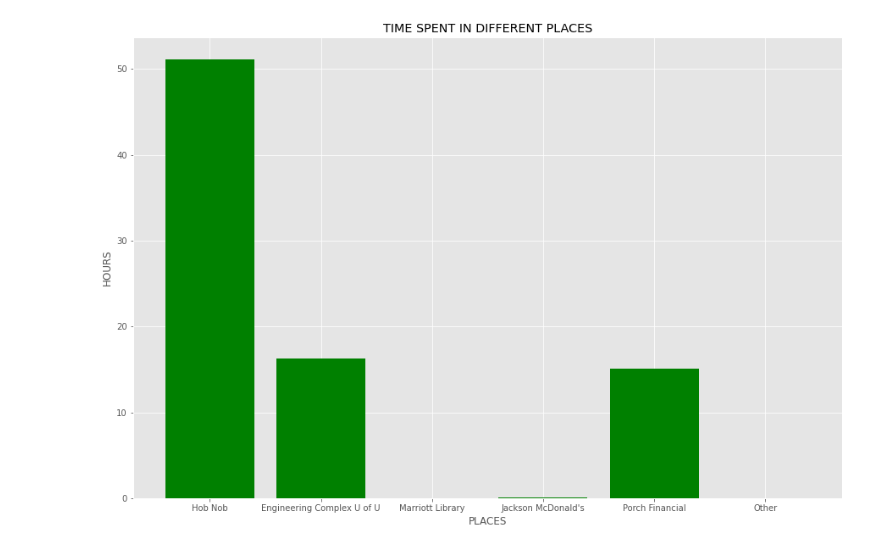
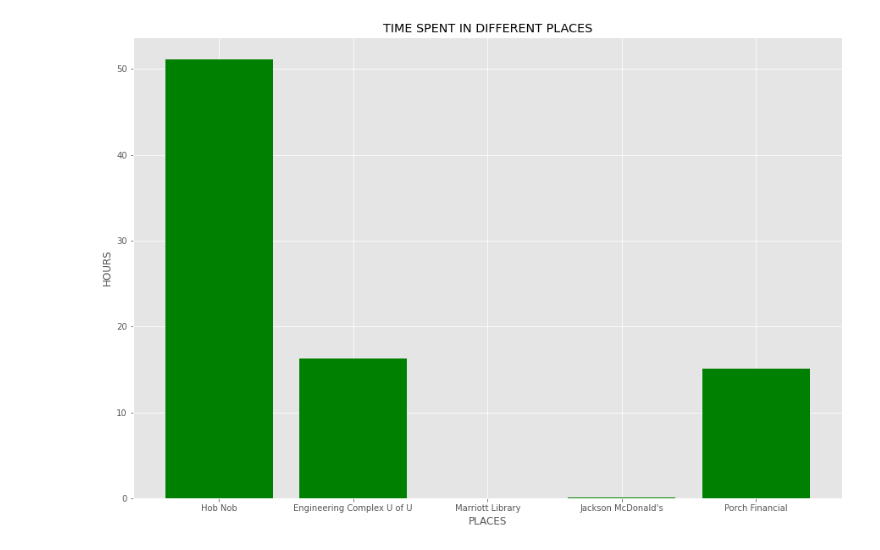
Before and after one commit to tyguy-1122/qs-location-dashboard, a Jupyter notebook: main.ipynb, the cells around one changed output. Cells and saved outputs as stored; diff of their text form; code cells hidden in the pictures.

```diff
--- a/main.ipynb
+++ b/main.ipynb
@@ -11,28 +11,27 @@ config.init()
 location_entries = locdatalib.get_locations(config.LOC_FILEPATH)  # Performance bottleneck
 # %%
-start_time = datetime(2019, 11, 18)
-end_time = datetime(2019, 11, 22)
+#----------------------------------
+# Bar Chart
+#----------------------------------
 
-# print(locdatalib.len_of_time_with_epsilon_of_coord_on_time_interval(config.JACKSON_AVE, start_time, end_time, location_entries))
-
+# Settings for the bar chart
 rcParams['figure.figsize'] = 15, 10
-
 plt.style.use('ggplot')
 
+# Setting up parameters for the bar chart
 x = [elem.name for elem in config.MY_PLACES]
-x.append('Other')
 x_pos = [i for i, _ in enumerate(x)]
 y = locdatalib.calc_hours_from_list_of_places(config.MY_PLACES,
-    start_time, end_time, location_entries)
-y.append(0) # TODO: calculate other time
+    config.START_TIME, config.END_TIME, location_entries)
 
+# Creation and appearance of the bar chart
 plt.bar(x_pos, y, color='green')
 plt.xlabel("PLACES")
 plt.ylabel("HOURS")
 plt.title("TIME SPENT IN DIFFERENT PLACES")
-
 plt.xticks(x_pos, x)
 
+# Display the bar chart
 plt.show()
 # %% [output]
-[figure, old version]
+[figure, new version]
```
Also changed, not shown: parts of 3 cells of this notebook, 2 other files.
